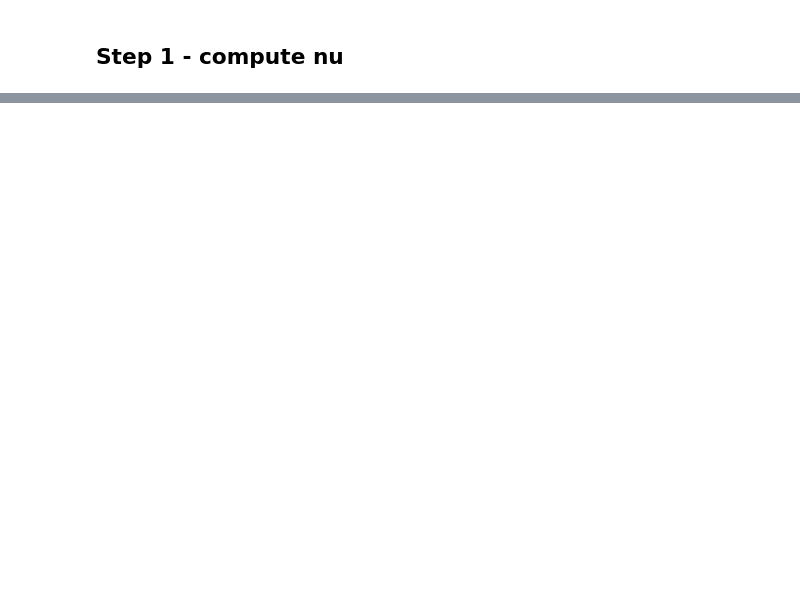
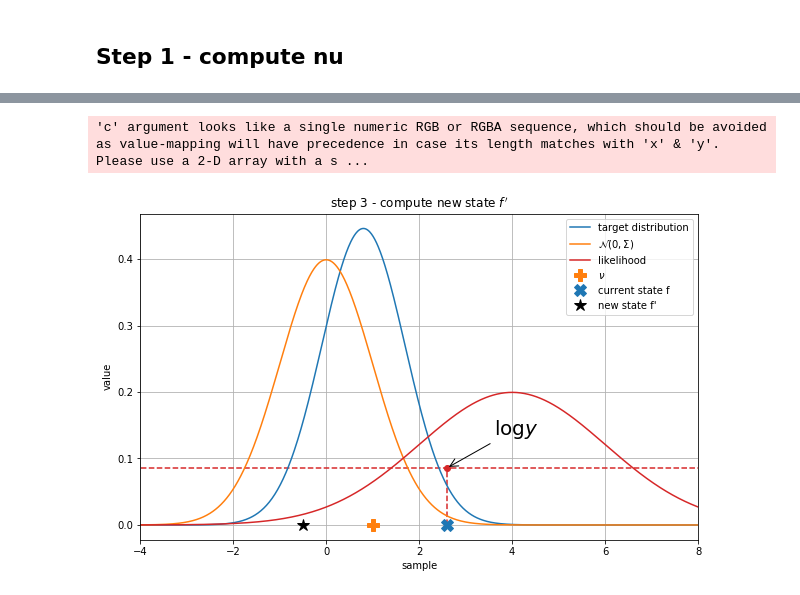
Before and after one commit to mathis98/mcm_project, a Jupyter notebook: plot_elliptical_slice_sampling.ipynb, the cells around one changed output, grey strips where cells are left out. Drawn from its saved outputs; the diff is of its cells as text; code cells hidden in the pictures; blank space fills up the shorter version.

```diff
--- a/plot_elliptical_slice_sampling.ipynb
+++ b/plot_elliptical_slice_sampling.ipynb
@@ -76,0 +85,22 @@ plt.show()
+# %%
+# step 3
+plot_gen_pic(f_size, c_target, c_likeli, c_norm)
+plt.title(r"step 3 - compute new state $f'$")
+
+## new state
+plt.plot(f_p, 0, '*', markersize=12, c=c_fp, label="new state f'")
+plt.legend()
+
+## log y
+plt.scatter(f, y,  c=c_likeli)
+plt.vlines([f], 0, y, linestyles='dashed', colors=c_likeli)
+plt.hlines(y=y, xmin=-4.5, xmax=8, linestyles='dashed', colors=c_likeli)
+
+plt.annotate("$\log y $", xy=(f, y),
+             xytext=(f+1, y+0.05), arrowprops=dict(arrowstyle="->"), size=20)
+
+plt.savefig('ess_step_03.png', dpi=f_dpi)
+plt.show()
+# %% [output]
+'c' argument looks like a single numeric RGB or RGBA sequence, which should be avoided as value-mapping will have precedence in case its length matches with 'x' & 'y'.  Please use a 2-D array with a s ...
+[figure, added]
```
Also changed, not shown: parts of 6 cells of this notebook.
